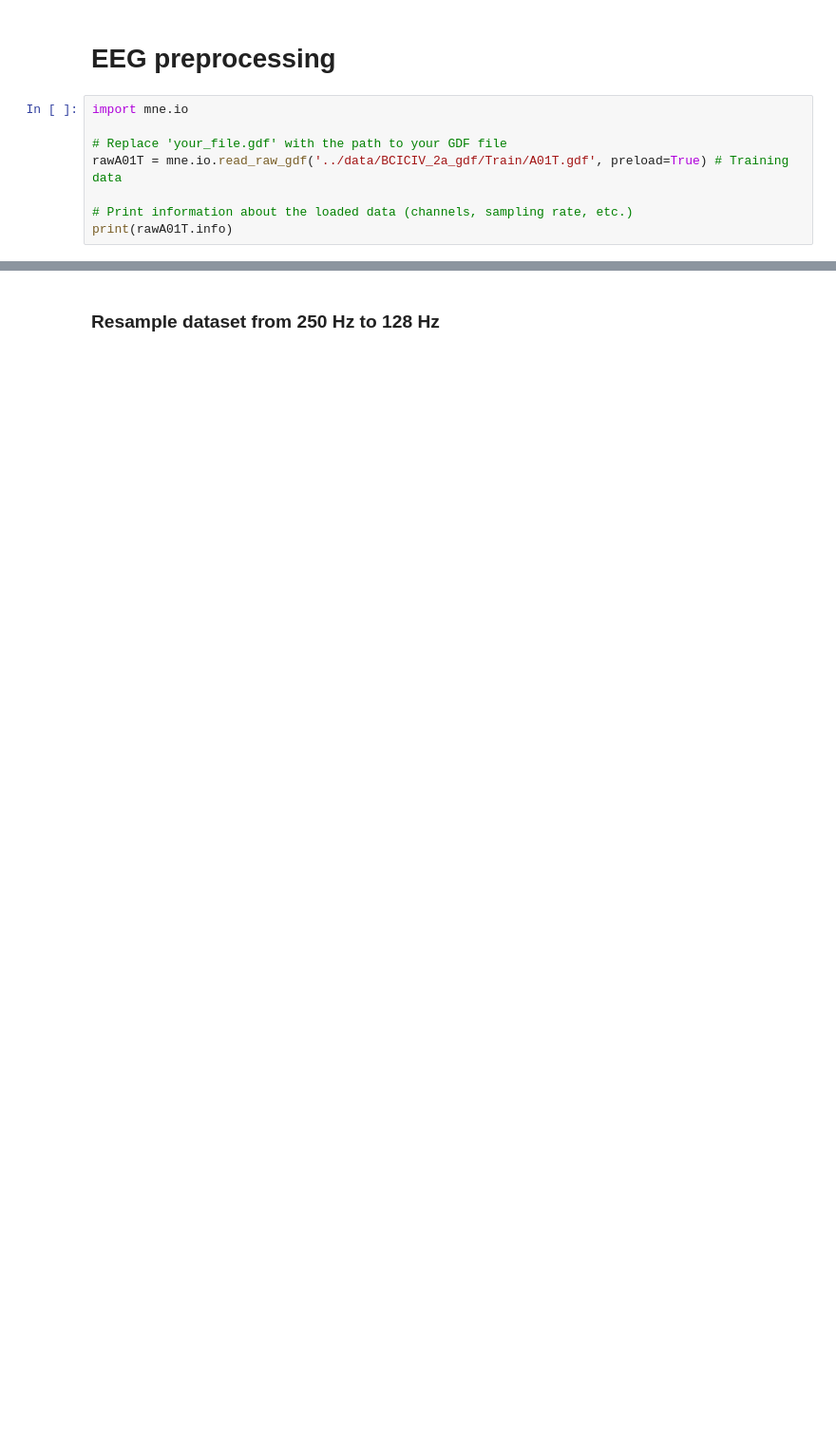
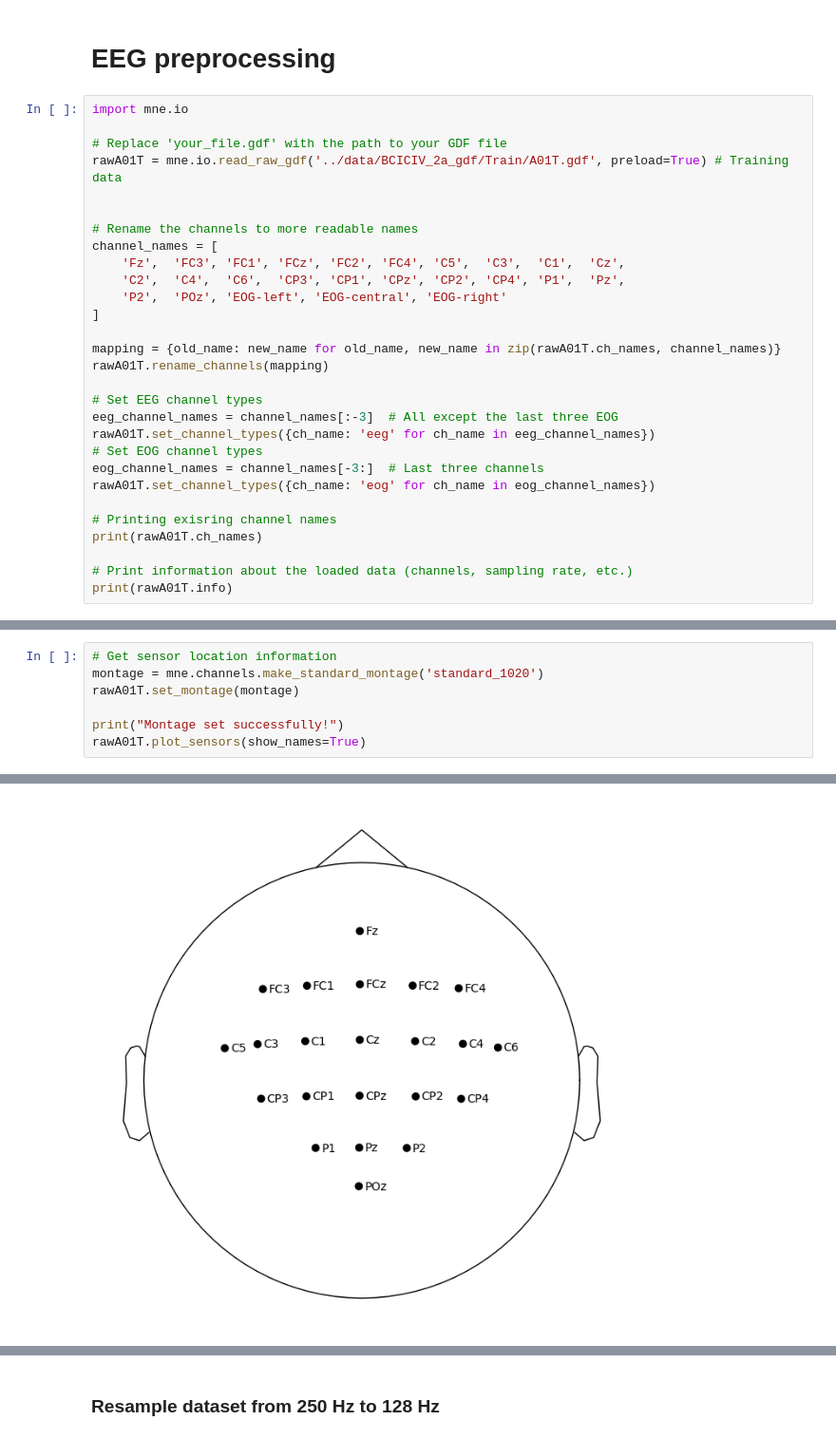
Before and after one commit to PraKesEy/EEGNetReplication, a Jupyter notebook: notebooks/02_preprocessing_pipeline.ipynb, the cells around one changed output, grey strips where cells are left out. Shown at 95% size. Cells and saved outputs as stored; diff of their text form; blank space fills up the shorter version.

```diff
--- a/notebooks/02_preprocessing_pipeline.ipynb
+++ b/notebooks/02_preprocessing_pipeline.ipynb
@@ -6,6 +6,27 @@ import mne.io
 # Replace 'your_file.gdf' with the path to your GDF file
 rawA01T = mne.io.read_raw_gdf('../data/BCICIV_2a_gdf/Train/A01T.gdf', preload=True) # Training data
 
+
+# Rename the channels to more readable names
+channel_names = [
+    'Fz',  'FC3', 'FC1', 'FCz', 'FC2', 'FC4', 'C5',  'C3',  'C1',  'Cz',
+    'C2',  'C4',  'C6',  'CP3', 'CP1', 'CPz', 'CP2', 'CP4', 'P1',  'Pz',
+    'P2',  'POz', 'EOG-left', 'EOG-central', 'EOG-right'
+]
+
+mapping = {old_name: new_name for old_name, new_name in zip(rawA01T.ch_names, channel_names)}
+rawA01T.rename_channels(mapping)
+
+# Set EEG channel types
+eeg_channel_names = channel_names[:-3]  # All except the last three EOG
+rawA01T.set_channel_types({ch_name: 'eeg' for ch_name in eeg_channel_names})
+# Set EOG channel types
+eog_channel_names = channel_names[-3:]  # Last three channels
+rawA01T.set_channel_types({ch_name: 'eog' for ch_name in eog_channel_names})
+
+# Printing exisring channel names
+print(rawA01T.ch_names)
+
 # Print information about the loaded data (channels, sampling rate, etc.)
 print(rawA01T.info)
 # %% [output]
@@ -28,3 +50,11 @@ Reading 0 ... 672527  =      0.000 ...  2690.108 secs...
  sfreq: 250.0 Hz
  subject_info: <subject_info | his_id: A01, sex: 0, last_name: X, birthday: 1983-01-17>
 >
+# %%
+# Get sensor location information
+montage = mne.channels.make_standard_montage('standard_1020')
+rawA01T.set_montage(montage)
+
+print("Montage set successfully!")
+rawA01T.plot_sensors(show_names=True)
+# %% [output]
@@ -30,0 +62 @@ Reading 0 ... 672527  =      0.000 ...  2690.108 secs...
+[figure, added]
```
Also changed, not shown: parts of 17 cells of this notebook.
